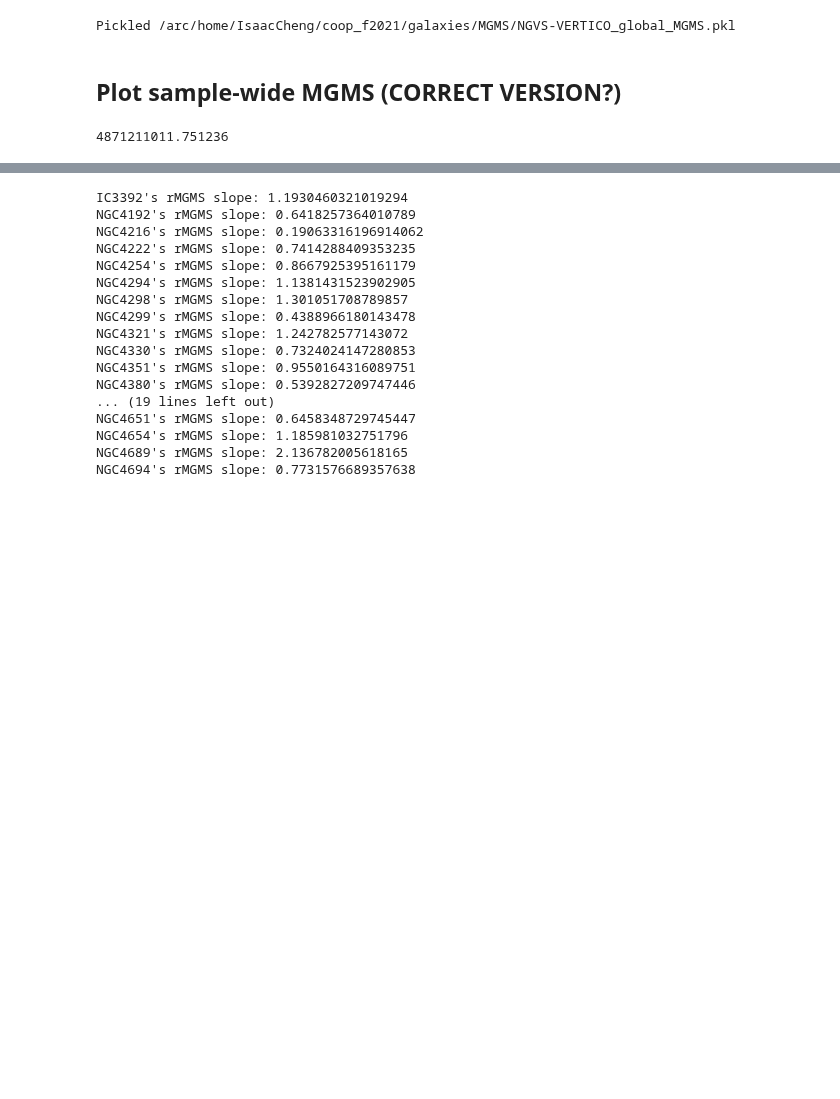
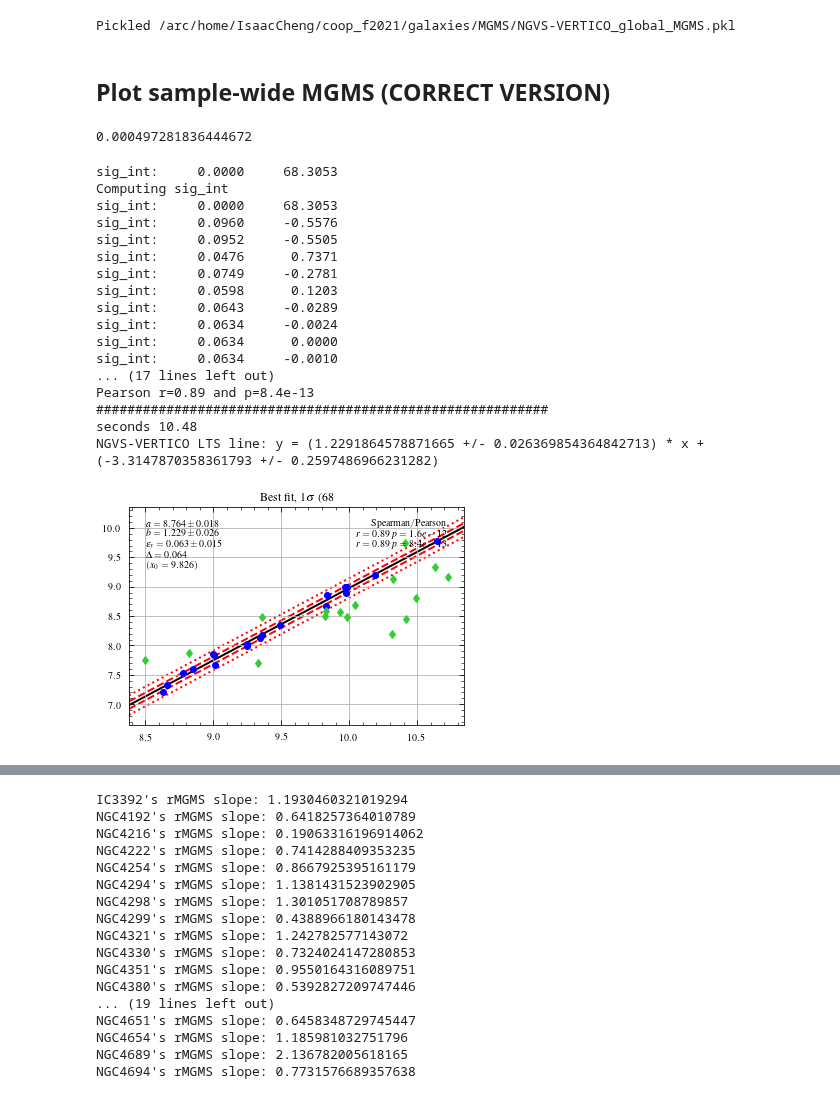
Before and after one commit to BearBearCodes/coop_f2021, a Jupyter notebook: galaxies/MGMS/MGMS.ipynb, the cells around one changed output, grey strips where cells are left out. Drawn from its saved outputs; the diff is of its cells as text; code cells hidden in the pictures; blank space fills up the shorter version.

```diff
--- a/galaxies/MGMS/MGMS.ipynb
+++ b/galaxies/MGMS/MGMS.ipynb
@@ -1249,7 +1260,7 @@ print("Pickled", global_MGMS_outfile)
 # %% [output]
 Pickled /arc/home/IsaacCheng/coop_f2021/galaxies/MGMS/NGVS-VERTICO_global_MGMS.pkl
 # %% [markdown]
-## Plot sample-wide MGMS (CORRECT VERSION?)
+## Plot sample-wide MGMS (CORRECT VERSION)
 # %%
 #
 # Load data
@@ -1258,10 +1269,10 @@ global_MGMS_infile = MGMS_PATH + "NGVS-VERTICO_global_MGMS.pkl"
 with open(global_MGMS_infile, "rb") as f:
     file = dill.load(f)
     galaxies = file["galaxies"]
-    M = file["M"]
-    M_err = file["M_err"]
-    gas = file["gas"]
-    gas_err = file["gas_err"]
+    log_tot_M = file["log_tot_M"]
+    log_tot_M_err = file["log_tot_M_err"]
+    log_tot_gas = file["log_tot_gas"]
+    log_tot_gas_err = file["log_tot_gas_err"]
     gal_area = file["gal_area"]
     gal_area_err = file["gal_area_err"]
     log_tot_M_density = file["log_tot_M_density"]
@@ -1282,10 +1293,10 @@ for gal in galaxies:
 #
 ngc4302_idx = np.where(galaxies == "NGC4302")[0][0]
 galaxies = np.delete(galaxies, ngc4302_idx)
-M.pop(ngc4302_idx)
-M_err.pop(ngc4302_idx)
-gas.pop(ngc4302_idx)
-gas_err.pop(ngc4302_idx)
+log_tot_M.pop(ngc4302_idx)
+log_tot_M_err.pop(ngc4302_idx)
+log_tot_gas.pop(ngc4302_idx)
+log_tot_gas_err.pop(ngc4302_idx)
 gal_area.pop(ngc4302_idx)
 gal_area_err.pop(ngc4302_idx)
 log_tot_M_density.pop(ngc4302_idx)
@@ -1293,4 +1304,51 @@ log_tot_M_density_err.pop(ngc4302_idx)
 log_tot_gas_density.pop(ngc4302_idx)
 log_tot_gas_density_err.pop(ngc4302_idx)
 # %% [output]
-4871211011.751236
+0.000497281836444672
+# %%
+#
+# CORRECT VERSION using total M_star and M_mol
+#
+sample_pivot = np.median(log_tot_M)
+sample_lts_clip = 2.6
+#
+sample_lts_popt = lts_linefit(
+    np.array(log_tot_M),
+    np.array(log_tot_gas),
+    np.array(log_tot_M_err),
+    np.array(log_tot_gas_err),
+    clip=sample_lts_clip,
+    epsy=True,
+    corr=True,
+    frac=None,
+    pivot=sample_pivot,
+    plot=True,
+    text=True,
+)
+
+sample_lts_int, sample_lts_slope = sample_lts_popt.ab
+sample_lts_int_err, sample_lts_slope_err = sample_lts_popt.ab_err
+sample_lts_rms = sample_lts_popt.rms
+sample_lts_yint = sample_lts_int - sample_lts_slope * sample_pivot
+sample_lts_yint_err = np.sqrt(sample_lts_int_err ** 2 + (sample_lts_slope_err * sample_pivot) ** 2)
+
+print(f"NGVS-VERTICO LTS line: y = ({sample_lts_slope} +/- {sample_lts_slope_err}) * x + ({sample_lts_yint} +/- {sample_lts_yint_err})")
+# %% [output]
+sig_int:     0.0000     68.3053
+Computing sig_int
+sig_int:     0.0000     68.3053
+sig_int:     0.0960     -0.5576
+sig_int:     0.0952     -0.5505
+sig_int:     0.0476      0.7371
+sig_int:     0.0749     -0.2781
+sig_int:     0.0598      0.1203
+sig_int:     0.0643     -0.0289
+sig_int:     0.0634     -0.0024
+sig_int:     0.0634      0.0000
+sig_int:     0.0634     -0.0010
+... (17 lines left out)
+Pearson r=0.89 and p=8.4e-13
+##########################################################
+seconds 10.48
+NGVS-VERTICO LTS line: y = (1.2291864578871665 +/- 0.026369854364842713) * x + (-3.3147870358361793 +/- 0.2597486966231282)
+[figure, added]
```
Also changed, not shown: parts of 11 cells of this notebook, 30 other files.
